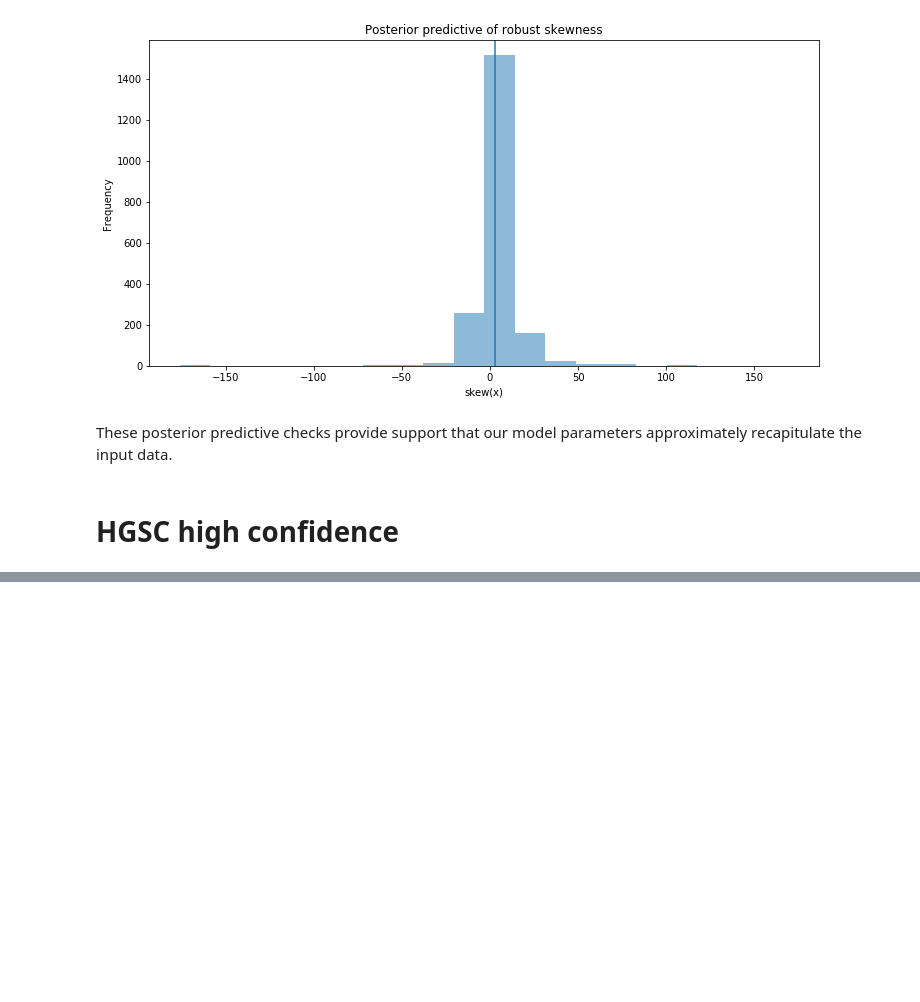
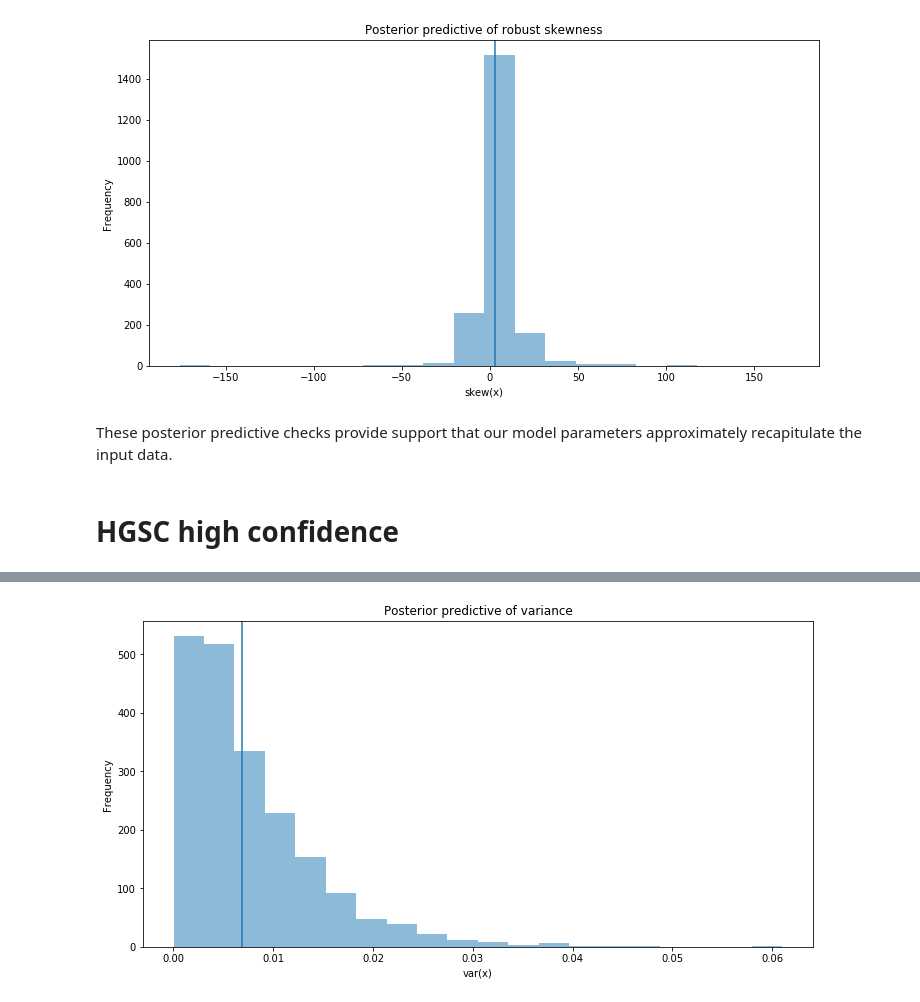
Before and after one commit to Irrationone/cellassign-paper, a Jupyter notebook: figures/jupyter/bayesian_splatter_params.ipynb, the cells around one changed output, grey strips where cells are left out. Cells and saved outputs as stored; diff of their text form; code cells hidden in the pictures; blank space fills up the shorter version.

```diff
--- a/figures/jupyter/bayesian_splatter_params.ipynb
+++ b/figures/jupyter/bayesian_splatter_params.ipynb
@@ -177,0 +220,9 @@ plt.show()
+# %%
+plot_posterior_predictive(hgsc_res['ppc'],
+                          logfcs_diff,
+                          fun1 = lambda x: np.var(x, axis = 1),
+                          fun2 = lambda x: np.var(x),
+                          xlab = "var(x)",
+                          title = "Posterior predictive of variance")
+# %% [output]
+[figure, added]
```
Also changed, not shown: parts of 19 cells of this notebook.
